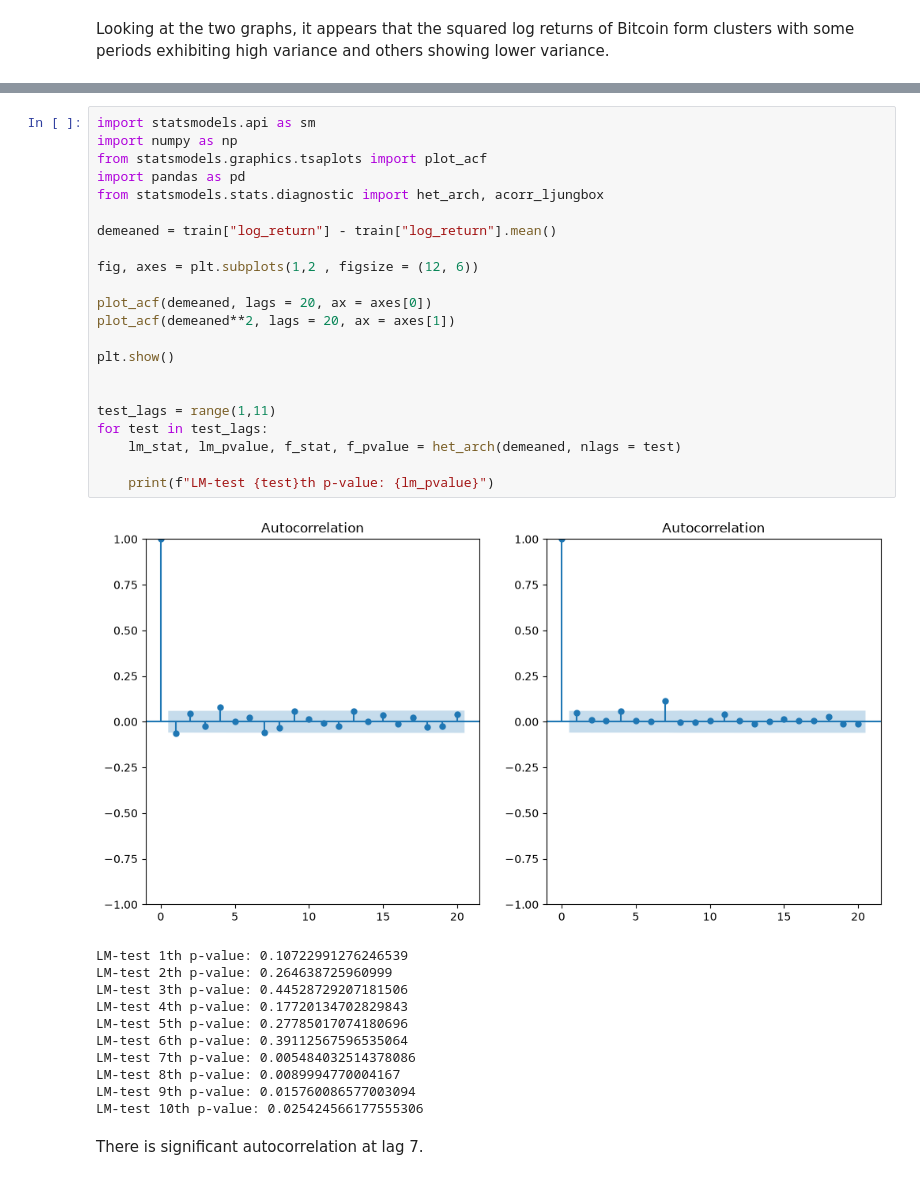
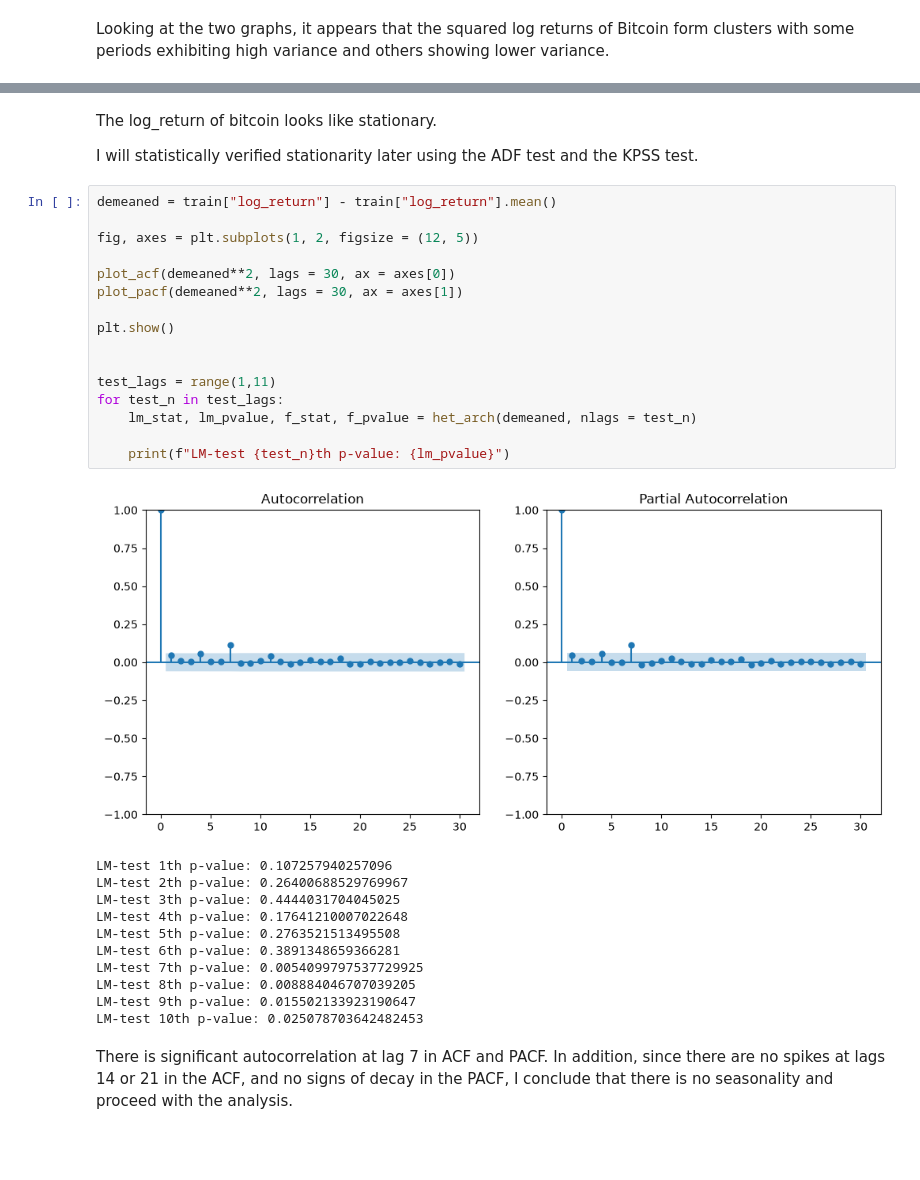
Before and after one commit to NagataTaku/MATH546_Capstone, a Jupyter notebook: capstone_stage1.ipynb, the cells around one changed output, grey strips where cells are left out. Saved outputs shown, nothing was run; the diff lists cells and outputs as text; blank space fills up the shorter version.

Commit message:
complete capstone_stage1 analysis

```diff
--- a/capstone_stage1.ipynb
+++ b/capstone_stage1.ipynb
@@ -48,39 +78,38 @@ Looking at the two graphs, it appears that the squared log returns of Bitcoin fo
+# %% [markdown]
+The log_return of bitcoin looks like stationary.
+
+I will statistically verified stationarity later using the ADF test and the KPSS test.
 # %%
-import statsmodels.api as sm
-import numpy as np
-from statsmodels.graphics.tsaplots import plot_acf
-import pandas as pd
-from statsmodels.stats.diagnostic import het_arch, acorr_ljungbox
-
 demeaned = train["log_return"] - train["log_return"].mean()
 
-fig, axes = plt.subplots(1,2 , figsize = (12, 6))
+fig, axes = plt.subplots(1, 2, figsize = (12, 5))
 
-plot_acf(demeaned, lags = 20, ax = axes[0])
-plot_acf(demeaned**2, lags = 20, ax = axes[1])
+plot_acf(demeaned**2, lags = 30, ax = axes[0])
+plot_pacf(demeaned**2, lags = 30, ax = axes[1])
 
 plt.show()
 
 
 test_lags = range(1,11)
-for test in test_lags:
-    lm_stat, lm_pvalue, f_stat, f_pvalue = het_arch(demeaned, nlags = test)
+for test_n in test_lags:
+    lm_stat, lm_pvalue, f_stat, f_pvalue = het_arch(demeaned, nlags = test_n)
 
-    print(f"LM-test {test}th p-value: {lm_pvalue}")
+    print(f"LM-test {test_n}th p-value: {lm_pvalue}")
 # %% [output]
-[figure, old version]
+[figure, new version]
-LM-test 1th p-value: 0.10722991276246539
-LM-test 2th p-value: 0.264638725960999
-LM-test 3th p-value: 0.44528729207181506
-LM-test 4th p-value: 0.17720134702829843
-LM-test 5th p-value: 0.27785017074180696
-LM-test 6th p-value: 0.39112567596535064
-LM-test 7th p-value: 0.005484032514378086
-LM-test 8th p-value: 0.0089994770004167
-LM-test 9th p-value: 0.015760086577003094
-LM-test 10th p-value: 0.025424566177555306
+LM-test 1th p-value: 0.107257940257096
+LM-test 2th p-value: 0.26400688529769967
+LM-test 3th p-value: 0.4444031704045025
+LM-test 4th p-value: 0.17641210007022648
+LM-test 5th p-value: 0.2763521513495508
+LM-test 6th p-value: 0.3891348659366281
+LM-test 7th p-value: 0.0054099797537729925
+LM-test 8th p-value: 0.008884046707039205
+LM-test 9th p-value: 0.015502133923190647
+LM-test 10th p-value: 0.025078703642482453
 # %% [markdown]
-There is significant autocorrelation at lag 7.
+There is significant autocorrelation at lag 7 in ACF and PACF.
+In addition, since there are no spikes at lags 14 or 21 in the ACF, and no signs of decay in the PACF, I conclude that there is no seasonality and proceed with the analysis.
 # %%
 lags_to_test = [5,7,10,20]
 lb = acorr_ljungbox(demeaned, lags=lags_to_test, return_df=True)
```
Also changed, not shown: parts of 67 cells of this notebook, 2 other files.
